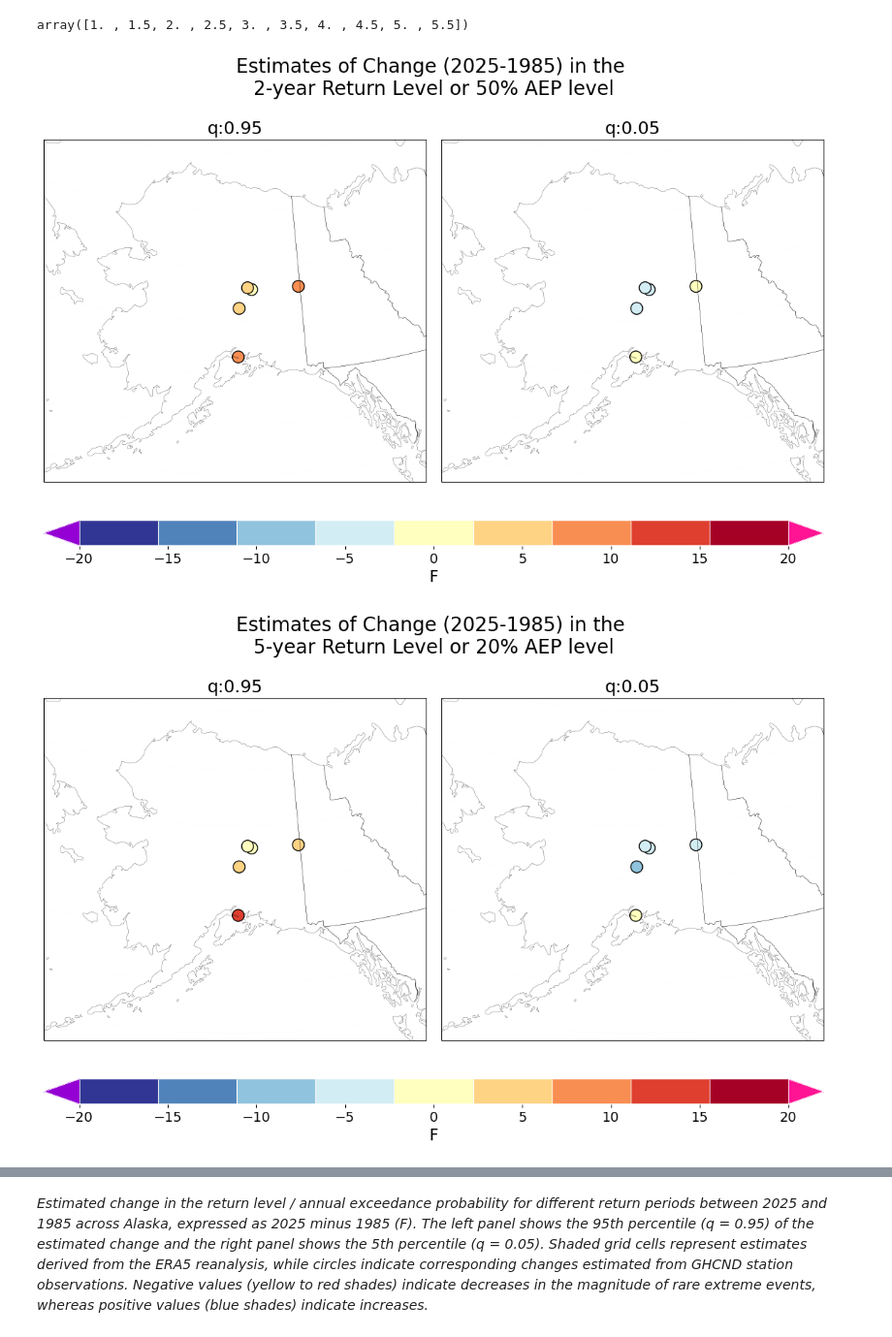
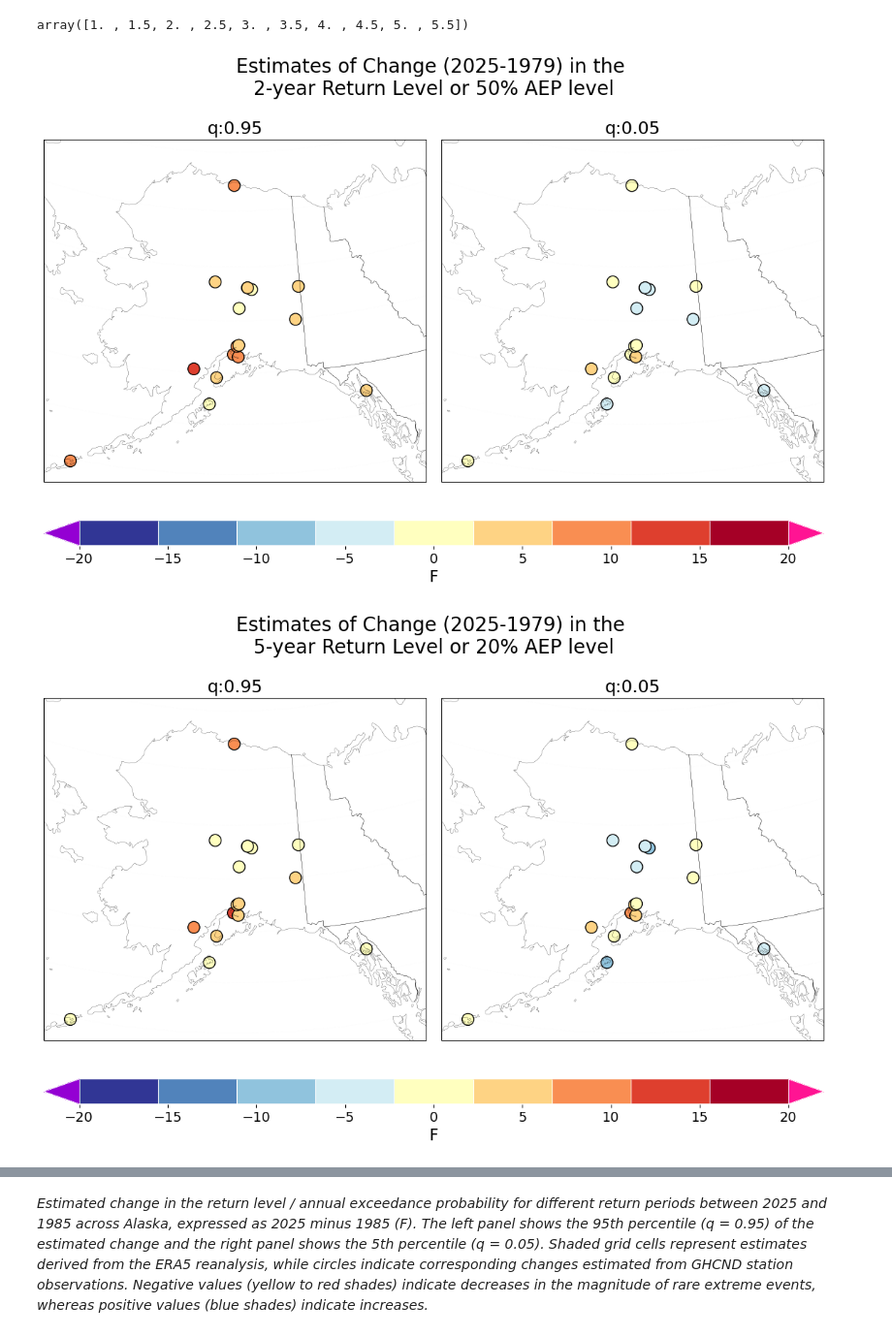
Before and after one commit to GaelleHervieux/TXx, a Jupyter notebook: plot_TXx_Alaska_GHCND_glostLocSca_extRemes.ipynb, the cells around one changed output, grey strips where cells are left out. Shown at 97% size. Cells and saved outputs as stored; diff of their text form; code cells hidden in the pictures.

```diff
--- a/plot_TXx_Alaska_GHCND_glostLocSca_extRemes.ipynb
+++ b/plot_TXx_Alaska_GHCND_glostLocSca_extRemes.ipynb
@@ -644,36 +644,36 @@ for irp in range(0,len(return_periods)):
   plt.subplots_adjust(bottom=0.25,left=0.1, right=0.9,top=0.9,hspace=0.2,wspace=0.04)
 
   for ix in range(0,len(Tquantile)):
-    xxx = xr.where(np.isnan(dsI['TXx'].sel(time=2025))==False,Diffrl_q.sel(quantile=vq[ix]).isel(return_periods=irp),np.nan)
+    xxx = Diffrl_q.sel(quantile=vq[ix]).isel(return_periods=irp)
     lon = longitude.sel(station=xxx.dropna(dim='station').station).data
     lat = latitude.sel(station=xxx.dropna(dim='station').station).data
     #cc = Diffrl_qERA5.sel(quantile=vq[ix]).isel(return_periods=irp).plot.pcolormesh\
     #(ax=ax[ix],transform=ccrs.PlateCarree(),cmap=cmap,norm=norm,add_colorbar=False)
     cc = ax[ix].scatter(lon,lat,c=xxx.dropna(dim='station'),s=150,cmap=cmap,norm=norm,transform=ccrs.PlateCarree(),edgecolor='k')
 
     ax[ix].set_title(f'q:{Tquantile[ix]}',fontsize=18)
     ##
 
     ####
     grd = ax[ix].gridlines(
     draw_labels=False,
     color='gray', alpha=0.01, linestyle='--')
     grd.top_labels = False   # Disable top labels
     grd.right_labels = False # Disable right labels.
     ax[ix].set_extent((lon_min,lon_max,lat_min,lat_max), crs=proj_data)
     ax[ix].add_feature(state_borders,zorder=100,edgecolor='k',linewidth=0.2)
 
   #
   ax_cbar = fig.add_axes([0.1, 0.2, 0.8, 0.04])
   cbar=fig.colorbar(cc,cax=ax_cbar,shrink=0.5,orientation='horizontal',extend='both',norm=norm,drawedges=True)
   cbar.set_ticks(clevs[:])
   cbar.ax.tick_params(labelsize=14)
   cbar.set_label(label=f'{units}',fontsize=16)
   cbar.outline.set_edgecolor('w')
   cbar.dividers.set_edgecolor('w')
   cbar.dividers.set_linewidth(0.8)
 
-  plt.suptitle(f'Estimates of Change ({Tyear[-1]}-{Tyear[0]}) in the \n{return_periods[irp]}-year Return Level or {AEP[irp]*100:.0f}% AEP level',fontsize=20)
+  plt.suptitle(f'Estimates of Change ({Tyears[-1]}-{Tyears[0]}) in the \n{return_periods[irp]}-year Return Level or {AEP[irp]*100:.0f}% AEP level',fontsize=20)
 # %% [output]
-[figure, old version]
+[figure, new version]
-[figure, old version]
+[figure, new version]
```
Also changed, not shown: parts of 2 cells of this notebook, 1 other file.
